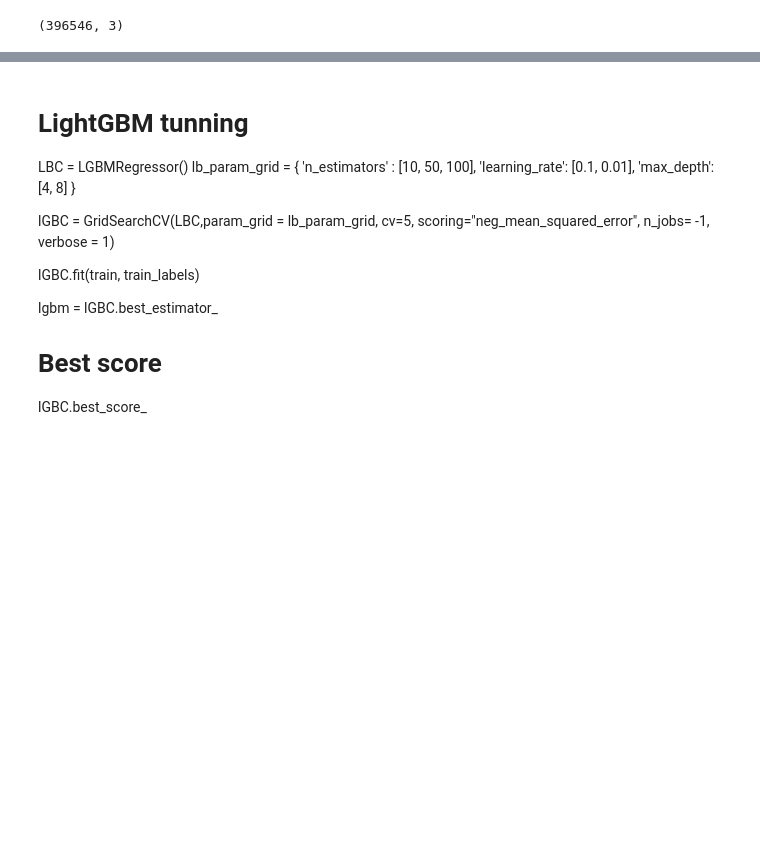
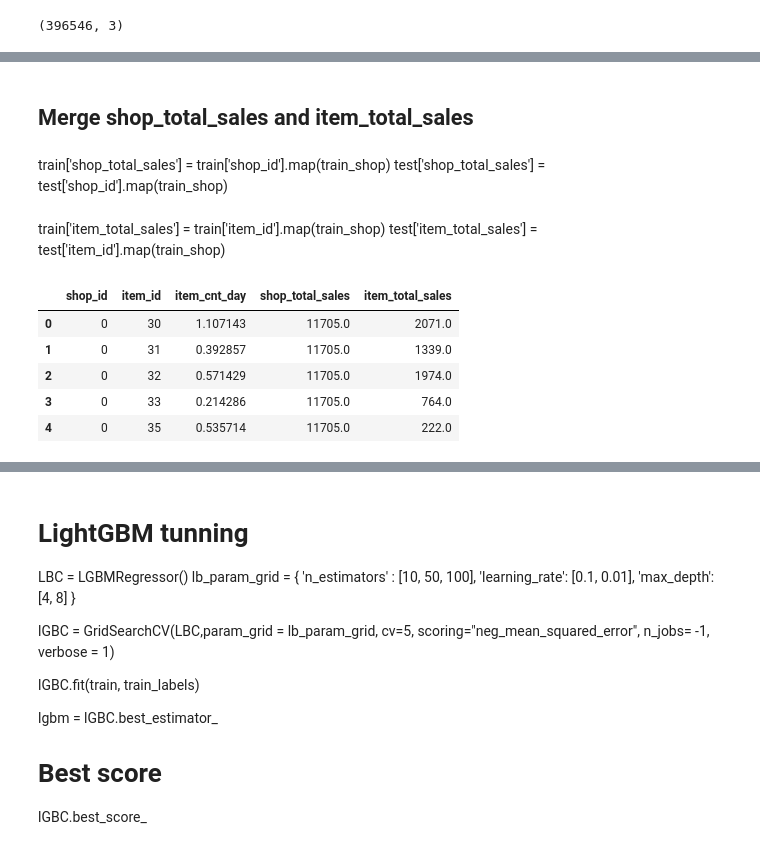
Before and after one commit to maviator/kaggle_coursera_course, a Jupyter notebook: script/AverageCompleteSales.ipynb, the cells around one changed output, grey strips where cells are left out. Saved outputs shown, nothing was run; the diff lists cells and outputs as text; code cells hidden in the pictures; blank space fills up the shorter version.

```diff
--- a/script/AverageCompleteSales.ipynb
+++ b/script/AverageCompleteSales.ipynb
@@ -98,0 +178,2 @@ train.shape
+# %% [markdown]
+## Merge shop_total_sales and item_total_sales
@@ -98,0 +183,3 @@ train.shape
+# %% [markdown]
+train['shop_total_sales'] = train['shop_id'].map(train_shop)
+test['shop_total_sales'] = test['shop_id'].map(train_shop)
@@ -99,3 +189,15 @@ train.shape
+# %% [markdown]
+train['item_total_sales'] = train['item_id'].map(train_shop)
+test['item_total_sales'] = test['item_id'].map(train_shop)
+# %%
+train.head()
+# %% [output]
+|  | shop_id | item_id | item_cnt_day | shop_total_sales | item_total_sales |
+| 0 | 0 | 30 | 1.107143 | 11705.0 | 2071.0 |
+| 1 | 0 | 31 | 0.392857 | 11705.0 | 1339.0 |
+| 2 | 0 | 32 | 0.571429 | 11705.0 | 1974.0 |
+| 3 | 0 | 33 | 0.214286 | 11705.0 | 764.0 |
+| 4 | 0 | 35 | 0.535714 | 11705.0 | 222.0 |
 # %%
 test.head()
 # %% [output]
```
Also changed, not shown: parts of 30 cells of this notebook, 3 other files.
